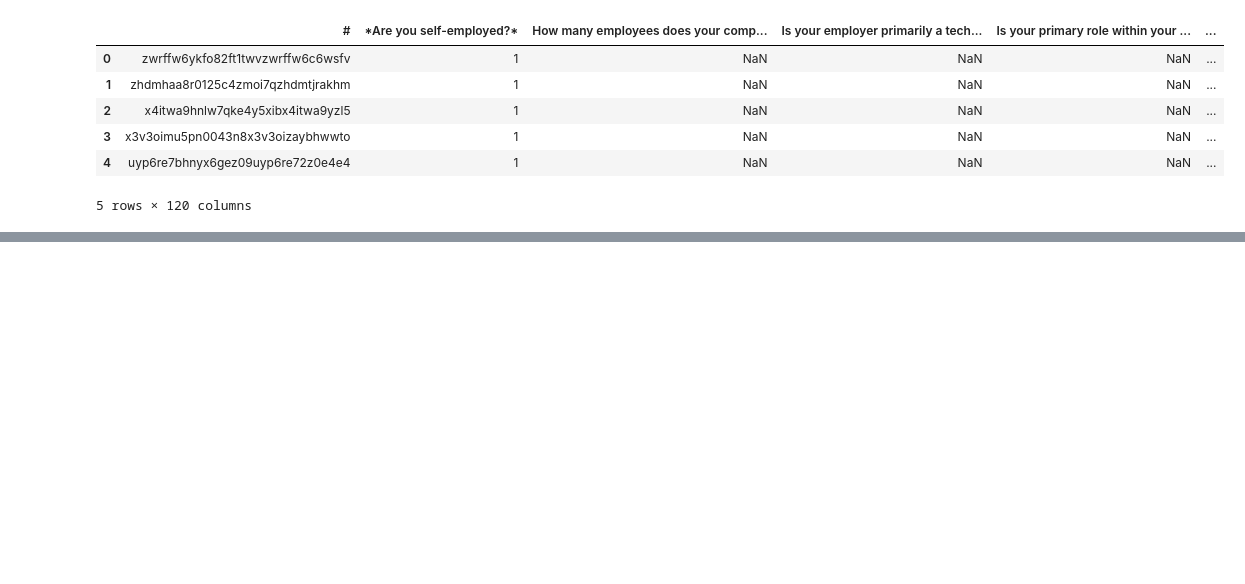
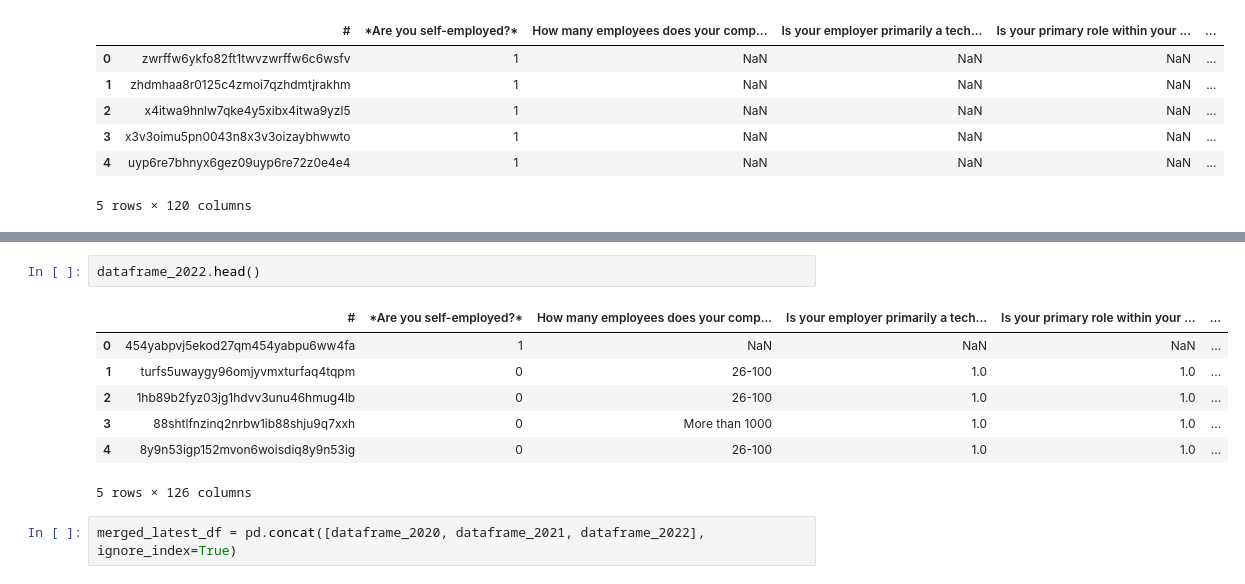
Before and after one commit to K-G-Witt/project1-team4, a Jupyter notebook: rcl_file.ipynb, the cells around one changed output, grey strips where cells are left out. Drawn from its saved outputs; the diff is of its cells as text; blank space fills up the shorter version.

```diff
--- a/rcl_file.ipynb
+++ b/rcl_file.ipynb
@@ -20,0 +63,12 @@ dataframe_2020.head()
+# %%
+dataframe_2022.head()
+# %% [output]
+|  | # | *Are you self-employed?* | How many employees does your comp... | Is your employer primarily a tech... | Is your primary role within your ... | ... |
+| 0 | 454yabpvj5ekod27qm454yabpu6ww4fa | 1 | NaN | NaN | NaN | ... |
+| 1 | turfs5uwaygy96omjyvmxturfaq4tqpm | 0 | 26-100 | 1.0 | 1.0 | ... |
+| 2 | 1hb89b2fyz03jg1hdvv3unu46hmug4lb | 0 | 26-100 | 1.0 | 1.0 | ... |
+| 3 | 88shtlfnzinq2nrbw1ib88shju9q7xxh | 0 | More than 1000 | 1.0 | 1.0 | ... |
+| 4 | 8y9n53igp152mvon6woisdiq8y9n53ig | 0 | 26-100 | 1.0 | 1.0 | ... |
+5 rows × 126 columns
+# %%
+merged_latest_df = pd.concat([dataframe_2020, dataframe_2021, dataframe_2022], ignore_index=True)
```
Also changed, not shown: parts of 6 cells of this notebook.
